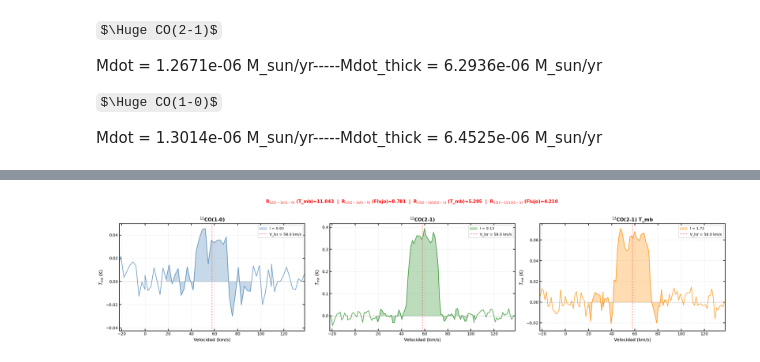
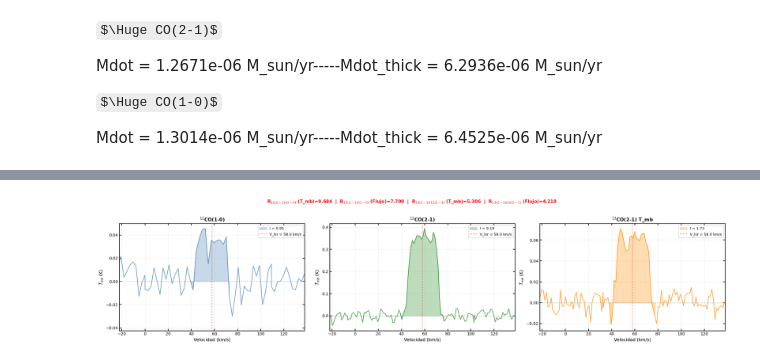
Before and after one commit to hungerforcoffe/Stellar-spectral-scans-with-the-ALMA-Compact-Array, a Jupyter notebook: Working folder/Mass_loss_IRAS_07180.ipynb, the cells around one changed output, grey strips where cells are left out. Saved outputs shown, nothing was run; the diff lists cells and outputs as text; code cells hidden in the pictures; some formulas as TeX source.

```diff
--- a/Working folder/Mass_loss_IRAS_07180.ipynb
+++ b/Working folder/Mass_loss_IRAS_07180.ipynb
@@ -1141,21 +1141,13 @@ plt.show()
 =======================================================
 [figure]
 # %%
-# ============================================================
-# RATIO DE INTENSIDADES R = I_CO(2-1) / I_CO(1-0)
-# Con conversion T_mb correcta por beam para cada linea
-# ============================================================
 from scipy.integrate import trapezoid
 
-# ============================================================
-# BEAMS POR LINEA
-# ============================================================
-# CO(1-0) - valores reales del FITS
+# CO(1-0)
 BMAJ_CO10 = 4.972155506402E-03  # grados
 BMIN_CO10 = 2.351931261700E-03  # grados
 
-# CO(2-1) y 13CO(2-1) - REEMPLAZAR con valores reales del FITS cuando los tengas
-# Por ahora estimados con el escalado beam ∝ 1/freq
+# CO(2-1) y 13CO(2-1)
 freq_rest_CO10  = 115.271  # GHz
 freq_rest_CO21  = 230.538  # GHz
 freq_rest_13CO21 = 220.399  # GHz
@@ -1166,12 +1158,10 @@ BMIN_CO21 = 1.284642819447E-03 # grados
 BMAJ_13CO21 = BMAJ_CO10 * (freq_rest_CO10 / freq_rest_13CO21)
 BMIN_13CO21 = BMIN_CO10 * (freq_rest_CO10 / freq_rest_13CO21)
 
-# ============================================================
-# FUNCION convert_T_mb ACTUALIZADA
-# ============================================================
+
 def convert_T_mb(data, limit, theta_maj_deg, theta_min_deg):
-    theta_maj = theta_maj_deg * 3600  # grados → arcsec
-    theta_min = theta_min_deg * 3600  # grados → arcsec
+    theta_maj = theta_maj_deg * 3600  # grados ---> arcsec
+    theta_min = theta_min_deg * 3600  # grados ---> arcsec
 
     x = data["col1"]
     y = data["col2"]
@@ -1182,16 +1172,10 @@ def convert_T_mb(data, limit, theta_maj_deg, theta_min_deg):
         'T_mb': T_mb
     }
 
-# ============================================================
-# CALCULAR T_mb CON BEAM CORRECTO
-# ============================================================
 T_mb_10     = convert_T_mb(IRAS_07180, lim_CO_1to0_IRAS_07180,   BMAJ_CO10,   BMIN_CO10)
 T_mb_21     = convert_T_mb(IRAS_07180, lim_CO_2to1_IRAS_07180,   BMAJ_CO21,   BMIN_CO21)
 T_mb_13_21  = convert_T_mb(IRAS_07180, lim_13CO_2to1_IRAS_07180, BMAJ_13CO21, BMIN_13CO21)
 
-# ============================================================
-# CO(1-0) - Integral en T_mb y Flujo
-# ============================================================
 mask_10 = (
     (IRAS_07180['col1'] >= lim_CO_1to0_IRAS_07180[1]) &
     (IRAS_07180['col1'] <= lim_CO_1to0_IRAS_07180[0])
@@ -1206,13 +1190,10 @@ vel_10   = vel_10[sort_10]
 T_10     = T_10[sort_10]
 flux_10  = flux_10[sort_10]
 
-lmask_10 = (vel_10 >= vel_corr_IRAS_07180 - 40) & (vel_10 <= vel_corr_IRAS_07180 + 35)
+lmask_10 = (vel_10 >= vel_corr_IRAS_07180 - 20) & (vel_10 <= vel_corr_IRAS_07180 + 15)
 I_CO10       = trapezoid(T_10[lmask_10],    vel_10[lmask_10])
 I_flux_CO10  = trapezoid(flux_10[lmask_10], vel_10[lmask_10])
 
-# ============================================================
-# CO(2-1) - Integral en T_mb y Flujo
-# ============================================================
 mask_21 = (
     (IRAS_07180['col1'] >= lim_CO_2to1_IRAS_07180[1]) &
     (IRAS_07180['col1'] <= lim_CO_2to1_IRAS_07180[0])
@@ -1227,13 +1208,10 @@ vel_21   = vel_21[sort_21]
 T_21     = T_21[sort_21]
 flux_21  = flux_21[sort_21]
 
-lmask_21 = (vel_21 >= vel_corr_IRAS_07180 - 40) & (vel_21 <= vel_corr_IRAS_07180 + 40)
+lmask_21 = (vel_21 >= vel_corr_IRAS_07180 - 20) & (vel_21 <= vel_corr_IRAS_07180 + 20)
 I_CO21       = trapezoid(T_21[lmask_21],    vel_21[lmask_21])
 I_flux_CO21  = trapezoid(flux_21[lmask_21], vel_21[lmask_21])
 
-# ============================================================
-# 13CO(2-1) - Integral en T_mb
-# ============================================================
 mask_13 = (
     (IRAS_07180['col1'] >= lim_13CO_2to1_IRAS_07180[1]) &
     (IRAS_07180['col1'] <= lim_13CO_2to1_IRAS_07180[0])
@@ -1247,41 +1225,22 @@ sort_13  = np.argsort(vel_13)
 vel_13   = vel_13[sort_13]
 T_13     = T_13[sort_13]
 
-lmask_13 = (vel_13 >= vel_corr_IRAS_07180 - 40) & (vel_13 <= vel_corr_IRAS_07180 + 30)
+lmask_13 = (vel_13 >= vel_corr_IRAS_07180 - 20) & (vel_13 <= vel_corr_IRAS_07180 + 20)
 I_13CO21 = trapezoid(T_13[lmask_13], vel_13[lmask_13])
 
-# Agregar despues de calcular I_13CO21
-
-# 13CO(2-1) - Integral en Flujo
 flux_13  = np.array(IRAS_07180['col2'][mask_13])
 flux_13  = flux_13[sort_13]
 
-lmask_13_flux = (vel_13 >= vel_corr_IRAS_07180 - 40) & (vel_13 <= vel_corr_IRAS_07180 + 30)
+lmask_13_flux = (vel_13 >= vel_corr_IRAS_07180 - 20) & (vel_13 <= vel_corr_IRAS_07180 + 20)
 I_flux_13CO21 = trapezoid(flux_13[lmask_13_flux], vel_13[lmask_13_flux])
 
 R_13_vs_12_flux = I_flux_CO21 / I_flux_13CO21
 
-# ============================================================
-# RATIOS
-# ============================================================
 R_Tmb       = I_CO21  / I_CO10
 R_flux      = I_flux_CO21/I_flux_CO10
 R_13_vs_12  = I_CO21/ I_13CO21
 
-# ============================================================
-# INTERPRETACION
-# ============================================================
-def interpretar_R(R):
-    if R < 0.8:
-        return "opticamente DELGADO (ambas sutiles)"
-    elif R <= 1.0:
-        return "zona de TRANSICION → revisar con profesor"
-    else:
-        return "opticamente GRUESO (CO(1-0) gruesa)"
 
-# ============================================================
-# RESULTADOS
-# ============================================================
 print(f"\n{'='*60}")
 print(f"  RATIOS DE INTENSIDADES - IRAS 07145-1428")
 print(f"{'='*60}")
@@ -1292,8 +1251,8 @@ print(f"  I_CO(2-1) [T_mb]  = {I_CO21:.4f}  K·km/s")
 print(f"  I_CO(1-0) [Flujo] = {I_flux_CO10:.4f}  Jy/beam·km/s")
 print(f"  I_CO(2-1) [Flujo] = {I_flux_CO21:.4f}  Jy/beam·km/s")
 print(f"")
-print(f"  R (T_mb)  = {R_Tmb:.4f}  → {interpretar_R(R_Tmb)}")
-print(f"  R (Flujo) = {R_flux:.4f}  → {interpretar_R(R_flux)}")
+print(f"  R (T_mb)  = {R_Tmb:.4f}")
+print(f"  R (Flujo) = {R_flux:.4f}")
 print(f"  Diferencia relativa = {abs(R_Tmb - R_flux)/R_Tmb * 100:.2f}%")
 print(f"")
 print(f"")
@@ -1309,9 +1268,6 @@ print(f"  Diferencia relativa = {abs(R_13_vs_12 - R_13_vs_12_flux)/R_13_vs_12 *
 print(f"")
 print(f"{'='*60}")
 
-# ============================================================
-# PLOT
-# ============================================================
 fig, axes = plt.subplots(1, 3, figsize=(22, 5))
 
 specs = [
@@ -1369,4 +1325,4 @@ plt.show()
   Diferencia relativa = 20.49%
 
 ============================================================
-[figure, old version]
+[figure, new version]
```
Also changed, not shown: parts of 3 cells of this notebook, 1 other file.
